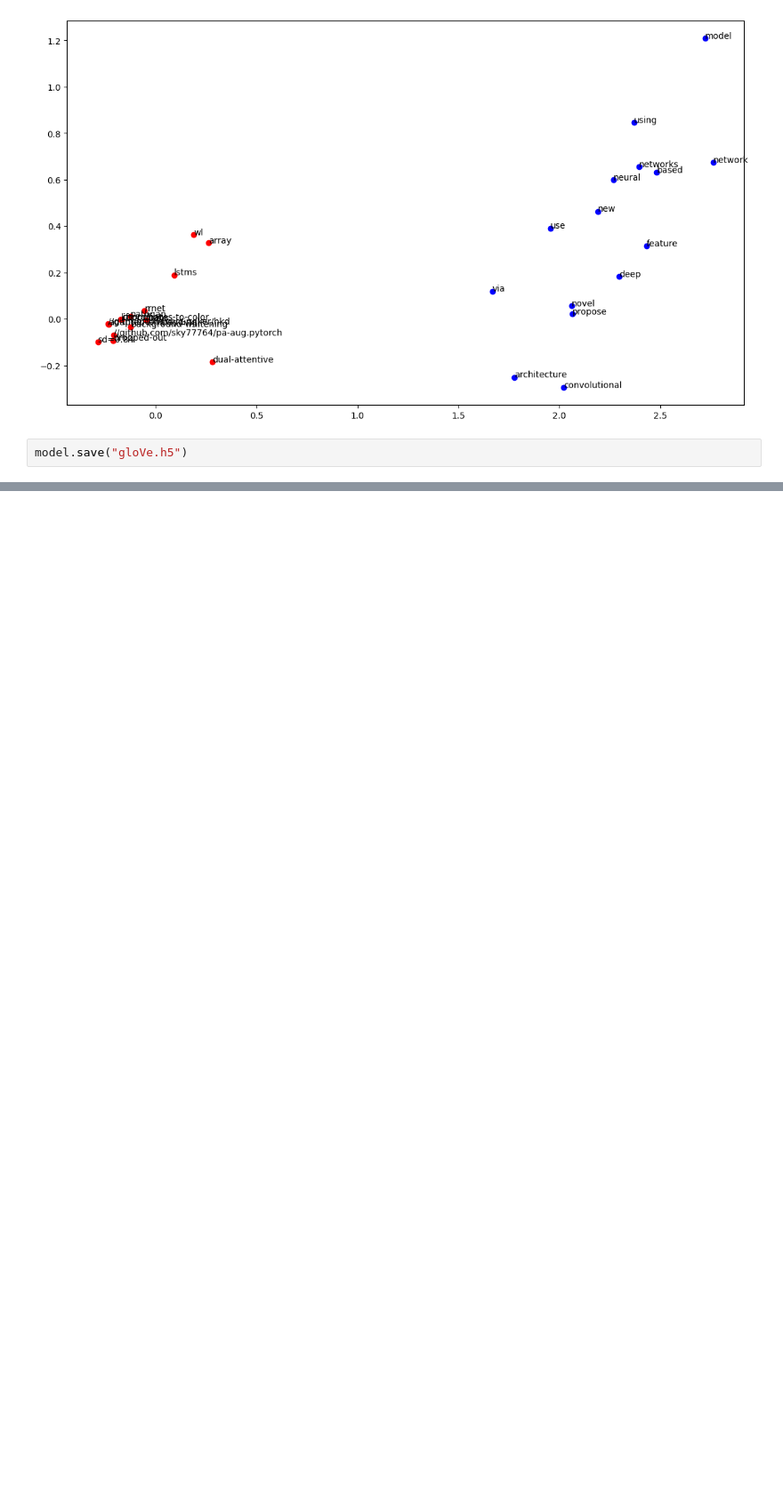
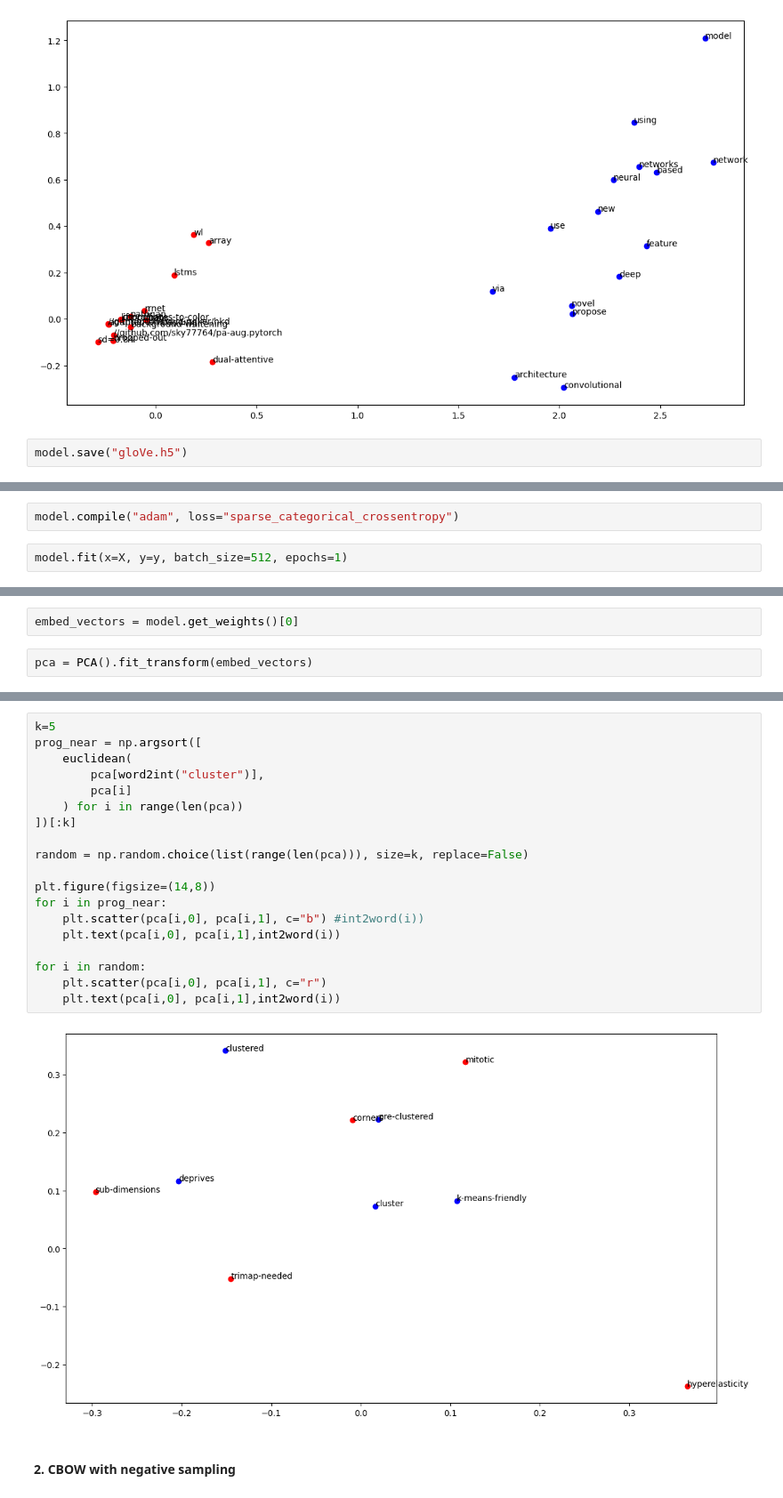
Before and after one commit to joelpoliveira/Feature-Engineering-for-Machine-Learning, a Jupyter notebook: Cap 1 - Text Data/neural_embedding.ipynb, the cells around one changed output, grey strips where cells are left out. Shown at 89% size. Cells and saved outputs as stored; diff of their text form; blank space fills up the shorter version.

Commit message:
add: Word2Vec using CBOW architecture without negative sampling

```diff
--- a/Cap 1 - Text Data/neural_embedding.ipynb
+++ b/Cap 1 - Text Data/neural_embedding.ipynb
@@ -357,0 +431,4 @@ model.save("gloVe.h5")
+# %%
+model.compile("adam", loss="sparse_categorical_crossentropy")
+# %%
+model.fit(x=X, y=y, batch_size=512, epochs=1)
@@ -357,0 +440,4 @@ model.save("gloVe.h5")
+# %%
+embed_vectors = model.get_weights()[0]
+# %%
+pca = PCA().fit_transform(embed_vectors)
@@ -357,0 +476,23 @@ model.save("gloVe.h5")
+# %%
+k=5
+prog_near = np.argsort([
+    euclidean(
+        pca[word2int("cluster")],
+        pca[i]
+    ) for i in range(len(pca))
+])[:k]
+
+random = np.random.choice(list(range(len(pca))), size=k, replace=False)
+
+plt.figure(figsize=(14,8))
+for i in prog_near:
+    plt.scatter(pca[i,0], pca[i,1], c="b") #int2word(i))
+    plt.text(pca[i,0], pca[i,1],int2word(i))
+
+for i in random:
+    plt.scatter(pca[i,0], pca[i,1], c="r")
+    plt.text(pca[i,0], pca[i,1],int2word(i))
+# %% [output]
+[figure, added]
+# %% [markdown]
+#### 2. CBOW with negative sampling
```
Also changed, not shown: parts of 25 cells of this notebook.
